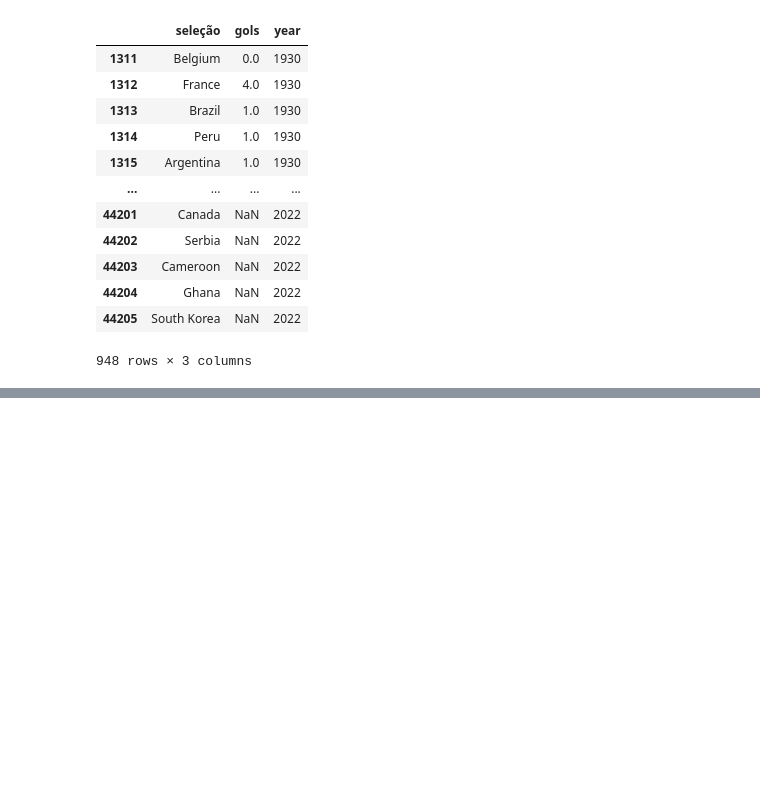
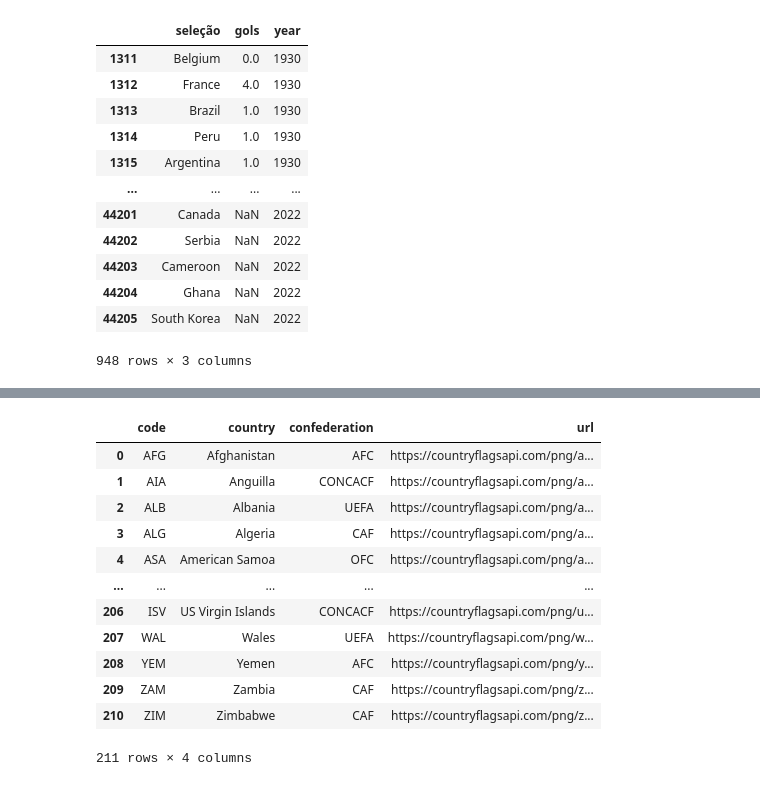
Before and after one commit to Hugox96/Analise_Copas, a Jupyter notebook: Copa_do_Mundo.ipynb, the cells around one changed output, grey strips where cells are left out. Cells and saved outputs as stored; diff of their text form; code cells hidden in the pictures; blank space fills up the shorter version.

```diff
--- a/Copa_do_Mundo.ipynb
+++ b/Copa_do_Mundo.ipynb
@@ -247,0 +302,17 @@ scores
+# %%
+bandeiras = pd.read_csv("countries-fifa-flags.csv")
+bandeiras
+# %% [output]
+|  | code | country | confederation | url |
+| 0 | AFG | Afghanistan | AFC | https://countryflagsapi.com/png/a... |
+| 1 | AIA | Anguilla | CONCACF | https://countryflagsapi.com/png/a... |
+| 2 | ALB | Albania | UEFA | https://countryflagsapi.com/png/a... |
+| 3 | ALG | Algeria | CAF | https://countryflagsapi.com/png/a... |
+| 4 | ASA | American Samoa | OFC | https://countryflagsapi.com/png/a... |
+| ... | ... | ... | ... | ... |
+| 206 | ISV | US Virgin Islands | CONCACF | https://countryflagsapi.com/png/u... |
+| 207 | WAL | Wales | UEFA | https://countryflagsapi.com/png/w... |
+| 208 | YEM | Yemen | AFC | https://countryflagsapi.com/png/y... |
+| 209 | ZAM | Zambia | CAF | https://countryflagsapi.com/png/z... |
+| 210 | ZIM | Zimbabwe | CAF | https://countryflagsapi.com/png/z... |
+211 rows × 4 columns
```
Also changed, not shown: parts of 6 cells of this notebook.
